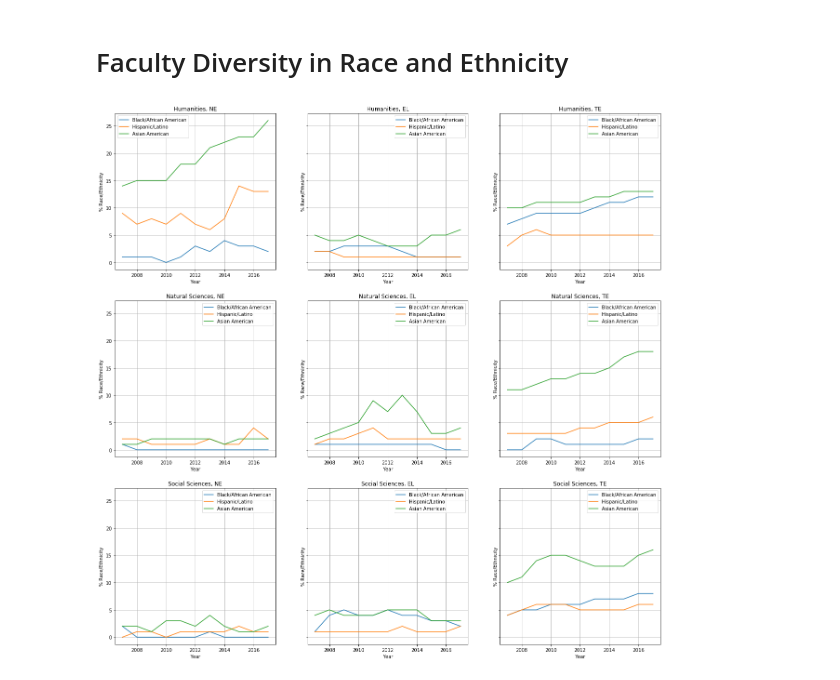
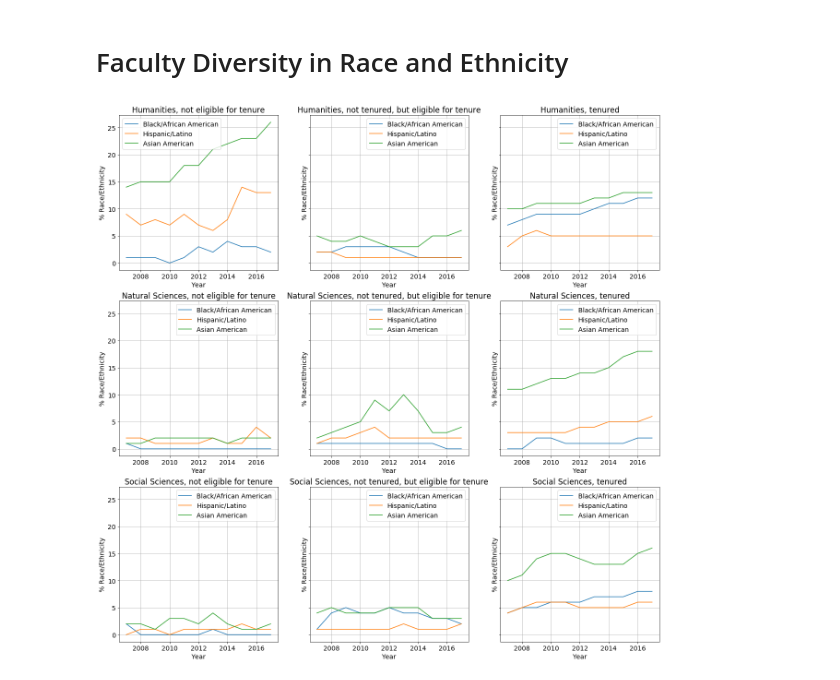
Before and after one commit to jsonkao/youdrawit-tenure, a Jupyter notebook: notebooks/race-ethnicity.ipynb, the cells around one changed output. Cells and saved outputs as stored; diff of their text form; code cells hidden in the pictures.

```diff
--- a/notebooks/race-ethnicity.ipynb
+++ b/notebooks/race-ethnicity.ipynb
@@ -68,7 +68,7 @@ def rawCounts(ax, div, status, abbrev=False):
 # %%
 fig, ax = plt.subplots(3, 3, figsize=(21, 21), sharey=True)
 
 for i in range(9):
-    rawCounts(ax[i//3, i%3], i // 3, i % 3, abbrev=True)
+    rawCounts(ax[i//3, i%3], i // 3, i % 3)
 # %% [output]
-[figure, old version]
+[figure, new version]
```
Also changed, not shown: 1 other file.
